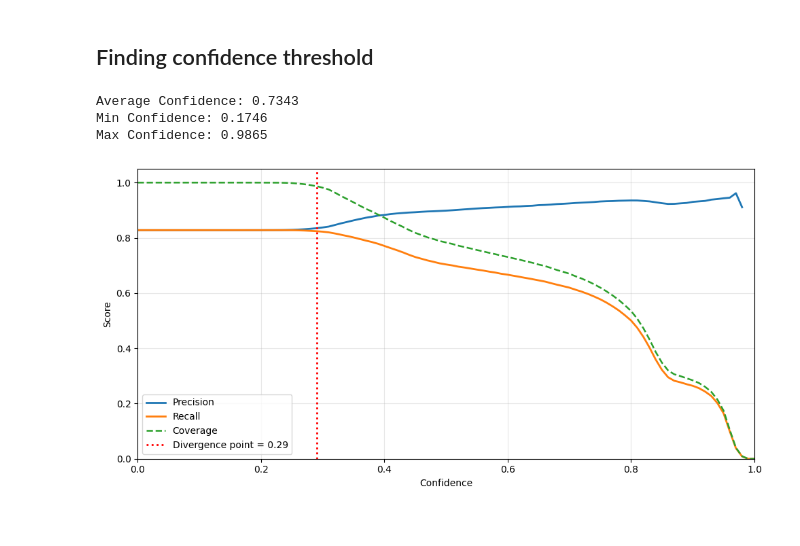
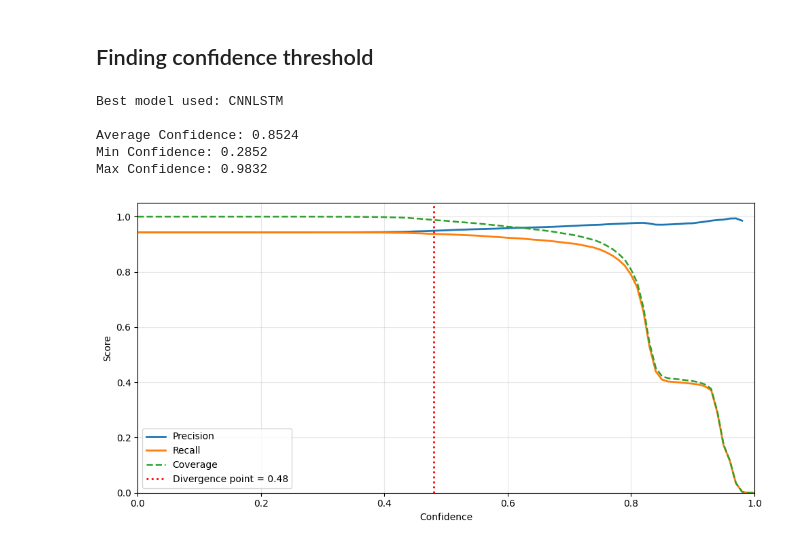
Before and after one commit to HarijsTekutis/Exercise-recognition-, a Jupyter notebook: main.ipynb, the cells around one changed output. Saved outputs shown, nothing was run; the diff lists cells and outputs as text; code cells hidden in the pictures.

Commit message:
Added better training logic for each model

```diff
--- a/main.ipynb
+++ b/main.ipynb
@@ -347,13 +449,0 @@ Confusion matrices saved to model_comparison_results/confusion_matrices.png
-# %%
-from train_eval import build_classification_report
-
-# Print detailed classification reports
-for arch in architectures:
-    result = comparison.results[arch]
-    y_true = result["y_true"]
-    y_pred = result["y_pred"]
-
-    print(f"\n{'='*70}")
-    print(f"Classification Report: {arch}")
-    print(f"{'='*70}")
-    print(build_classification_report(y_true, y_pred, id_to_activity))
@@ -427,11 +513,43 @@ RandomForest  0.670558   0.740245 0.670558  0.607867     1263498
 # %% [markdown]
 ## Finding confidence threshold
 # %%
+# Load best model from results.json, then evaluate confidence thresholds
+results_path = Path("model_comparison_results/results.json")
+if not results_path.exists():
+    raise FileNotFoundError(f"Results file not found: {results_path}. Run training/comparison first.")
+
+with open(results_path, "r", encoding="utf-8") as f:
+    saved_results = json.load(f)
+
+if not saved_results:
+    raise ValueError("results.json is empty.")
+
+best_arch = max(
+    saved_results.keys(),
+    key=lambda arch: saved_results[arch]["metrics"]["f1_score"],
+)
+best_model_checkpoint = saved_results[best_arch]["best_model_path"]
+
+if best_arch not in model_classes:
+    raise ValueError(f"Model class for '{best_arch}' is not available in model_classes.")
+
+# Rebuild best model using config from models_to_train
+best_model_config = next((m["config"] for m in models_to_train if m["name"] == best_arch), None)
+if best_model_config is None:
+    raise ValueError(f"Config for best model '{best_arch}' not found in models_to_train.")
+
+best_model = model_classes[best_arch](
+    num_features=num_features,
+    num_classes=num_classes,
+    **best_model_config,
+).to(device)
+best_model.load_state_dict(torch.load(best_model_checkpoint, map_location=device))
+best_model.eval()
+
 all_predictions = []
 all_confidences = []
 all_true_labels = []
 
-best_model.eval()
 with torch.no_grad():
     for batch_inputs, batch_labels in test_loader:
         batch_inputs = batch_inputs.to(device)
@@ -451,6 +569,7 @@ inference_results = pd.DataFrame({
     "Confidence": all_confidences,
 })
 
+print(f"Best model used: {best_arch}")
 print(f"\nAverage Confidence: {np.mean(all_confidences):.4f}")
 print(f"Min Confidence: {np.min(all_confidences):.4f}")
 print(f"Max Confidence: {np.max(all_confidences):.4f}")
@@ -483,37 +602,44 @@ for threshold in thresholds:
     recall_value = correct_selected / len(y_true)
     coverage_value = selected_count / len(y_true)
 
     precision_by_threshold.append(precision_value)
     recall_by_threshold.append(recall_value)
     coverage_by_threshold.append(coverage_value)
 
-#finding point where precision and recall diverge
+# Finding point where precision and recall diverge
 precision_arr = np.array(precision_by_threshold, dtype=np.float64)
 recall_arr = np.array(recall_by_threshold, dtype=np.float64)
 diff_arr = np.abs(precision_arr - recall_arr)
 valid_divergence = np.where(np.isfinite(diff_arr) & (diff_arr > 1e-2))[0]
 divergence_threshold = thresholds[valid_divergence[0]] if len(valid_divergence) > 0 else None
 
 fig, ax = plt.subplots(1, 1, figsize=(10, 5))
 ax.plot(thresholds, precision_by_threshold, label="Precision", linewidth=2)
 ax.plot(thresholds, recall_by_threshold, label="Recall", linewidth=2)
 ax.plot(thresholds, coverage_by_threshold, label="Coverage", linestyle="--", linewidth=1.8)
 
 if divergence_threshold is not None:
-    ax.axvline(divergence_threshold, color="red", linestyle=":", linewidth=2,
-               label=f"Divergence point = {divergence_threshold:.2f}")
+    ax.axvline(
+        divergence_threshold,
+        color="red",
+        linestyle=":",
+        linewidth=2,
+        label=f"Divergence point = {divergence_threshold:.2f}"
+    )
 
 ax.set_xlabel("Confidence")
 ax.set_ylabel("Score")
 ax.set_xlim([0.0, 1.0])
 ax.set_ylim([0.0, 1.05])
 ax.grid(alpha=0.3)
 ax.legend()
 
 plt.tight_layout()
 plt.show()
 # %% [output]
-Average Confidence: 0.7343
-Min Confidence: 0.1746
-Max Confidence: 0.9865
+Best model used: CNNLSTM
+
+Average Confidence: 0.8524
+Min Confidence: 0.2852
+Max Confidence: 0.9832
-[figure, old version]
+[figure, new version]
```
Also changed, not shown: parts of 14 cells of this notebook, 19 other files.
